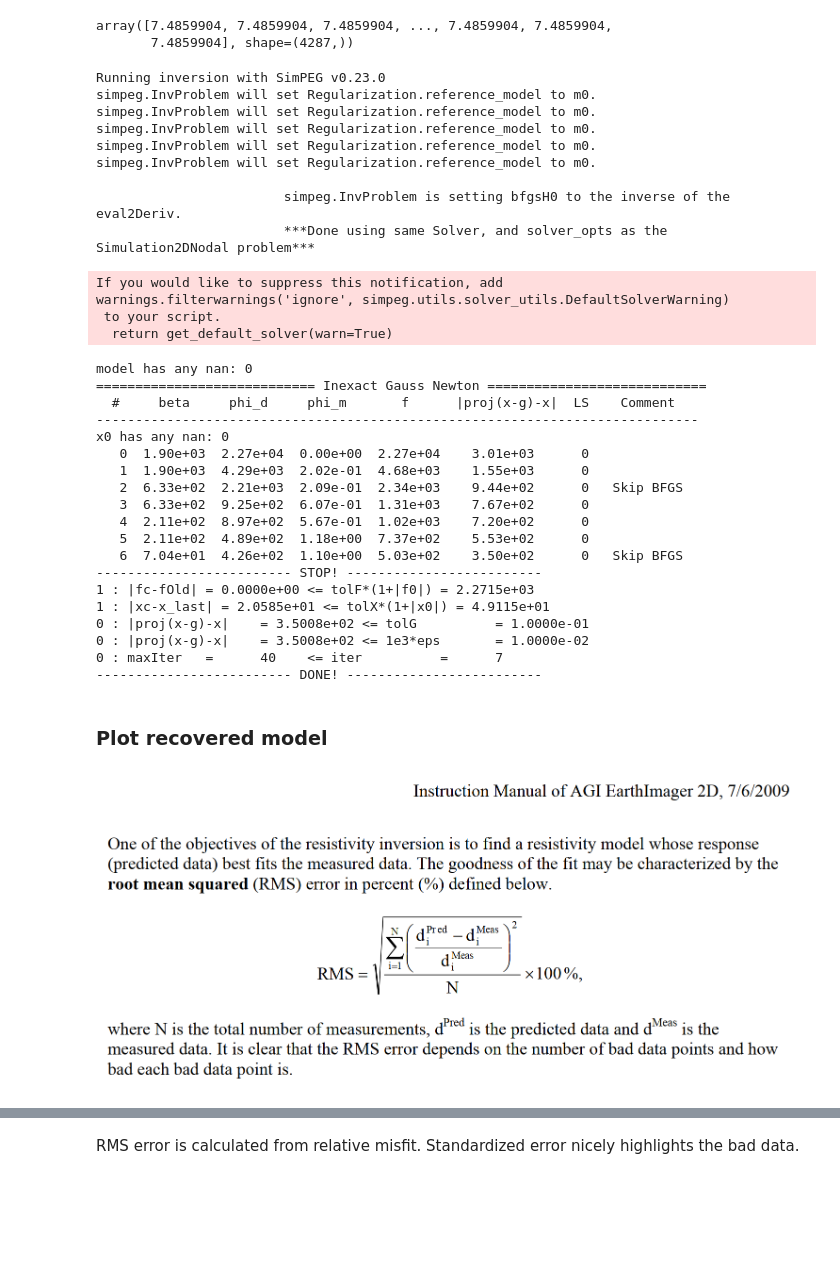
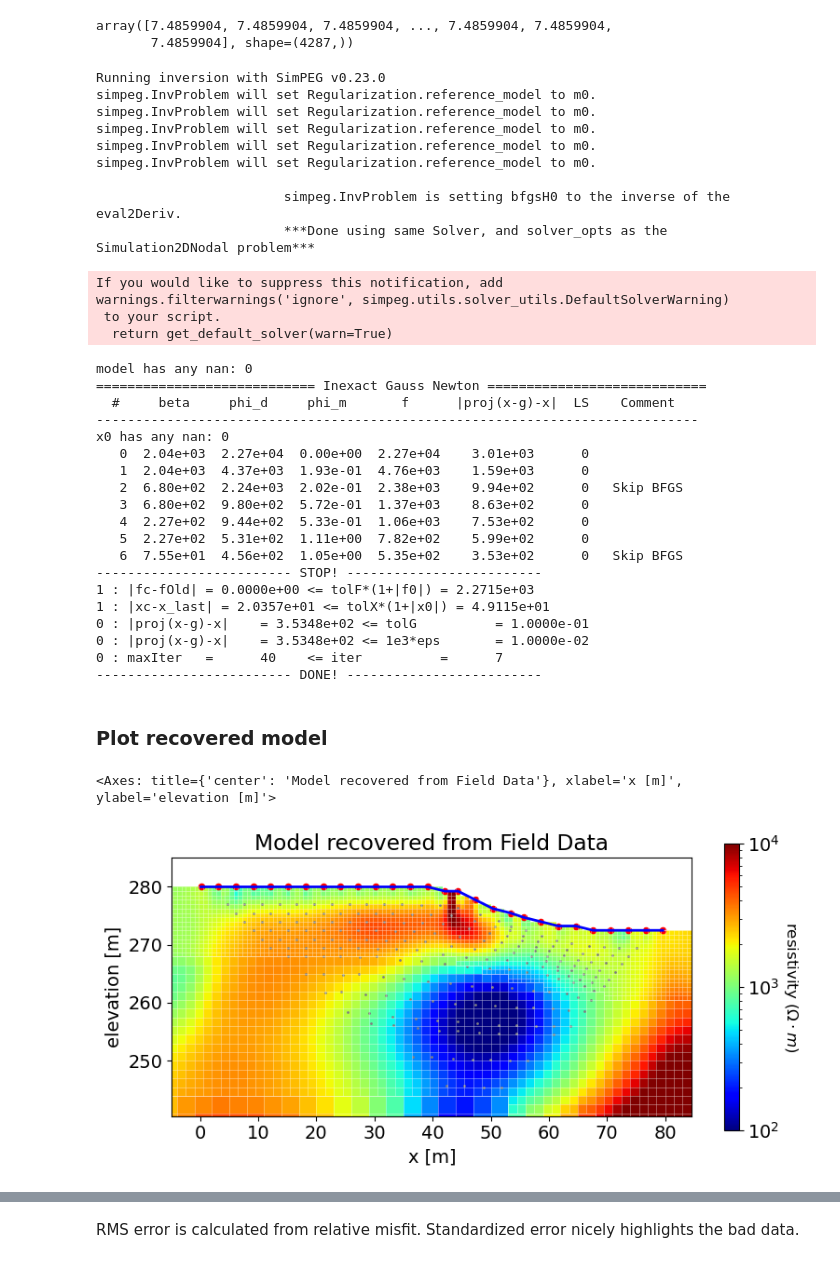
Before and after one commit to rbcmendoza/eosc-556b-project, a Jupyter notebook: FieldData_inversion.ipynb, the cells around one changed output, grey strips where cells are left out. Drawn from its saved outputs; the diff is of its cells as text; code cells hidden in the pictures; blank space fills up the shorter version.

Commit message:
Re-organized post-inversion steps.

```diff
--- a/FieldData_inversion.ipynb
+++ b/FieldData_inversion.ipynb
@@ -308,7 +308,7 @@ array([7.4859904, 7.4859904, 7.4859904, ..., 7.4859904, 7.4859904,
        7.4859904], shape=(4287,))
 # %%
 # Here we combine the inverse problem and the set of directives
-dc_inversion = inversion.BaseInversion(inv_prob, directiveList=directives_list)
+dc_inversion = inversion.BaseInversion(field_inverse_problem, directiveList=directives_list)
 
 # Run inversion
 # startingmodel= starting_logresistivity_model
@@ -332,21 +332,26 @@ model has any nan: 0
   #     beta     phi_d     phi_m       f      |proj(x-g)-x|  LS    Comment
 -----------------------------------------------------------------------------
 x0 has any nan: 0
-   0  1.90e+03  2.27e+04  0.00e+00  2.27e+04    3.01e+03      0
-   1  1.90e+03  4.29e+03  2.02e-01  4.68e+03    1.55e+03      0
-   2  6.33e+02  2.21e+03  2.09e-01  2.34e+03    9.44e+02      0   Skip BFGS
-   3  6.33e+02  9.25e+02  6.07e-01  1.31e+03    7.67e+02      0
-   4  2.11e+02  8.97e+02  5.67e-01  1.02e+03    7.20e+02      0
-   5  2.11e+02  4.89e+02  1.18e+00  7.37e+02    5.53e+02      0
-   6  7.04e+01  4.26e+02  1.10e+00  5.03e+02    3.50e+02      0   Skip BFGS
+   0  2.04e+03  2.27e+04  0.00e+00  2.27e+04    3.01e+03      0
+   1  2.04e+03  4.37e+03  1.93e-01  4.76e+03    1.59e+03      0
+   2  6.80e+02  2.24e+03  2.02e-01  2.38e+03    9.94e+02      0   Skip BFGS
+   3  6.80e+02  9.80e+02  5.72e-01  1.37e+03    8.63e+02      0
+   4  2.27e+02  9.44e+02  5.33e-01  1.06e+03    7.53e+02      0
+   5  2.27e+02  5.31e+02  1.11e+00  7.82e+02    5.99e+02      0
+   6  7.55e+01  4.56e+02  1.05e+00  5.35e+02    3.53e+02      0   Skip BFGS
 ------------------------- STOP! -------------------------
 1 : |fc-fOld| = 0.0000e+00 <= tolF*(1+|f0|) = 2.2715e+03
-1 : |xc-x_last| = 2.0585e+01 <= tolX*(1+|x0|) = 4.9115e+01
-0 : |proj(x-g)-x|    = 3.5008e+02 <= tolG          = 1.0000e-01
-0 : |proj(x-g)-x|    = 3.5008e+02 <= 1e3*eps       = 1.0000e-02
+1 : |xc-x_last| = 2.0357e+01 <= tolX*(1+|x0|) = 4.9115e+01
+0 : |proj(x-g)-x|    = 3.5348e+02 <= tolG          = 1.0000e-01
+0 : |proj(x-g)-x|    = 3.5348e+02 <= 1e3*eps       = 1.0000e-02
 0 : maxIter   =      40    <= iter          =      7
 ------------------------- DONE! -------------------------
 # %% [markdown]
 ### Plot recovered model
-# %% [markdown]
-![image.png](attachment:image.png)
+# %%
+plot_model_on_survey_and_mesh(mesh=mesh, logresistivity_model=recovered_resistivity_model, plotting_map=plotting_map,
+                              survey=survey, title="Model recovered from Field Data",
+                              model_min=1e+2, model_max=1e+4)
+# %% [output]
+<Axes: title={'center': 'Model recovered from Field Data'}, xlabel='x [m]', ylabel='elevation [m]'>
+[figure, added]
```
Also changed, not shown: parts of 15 cells of this notebook.
